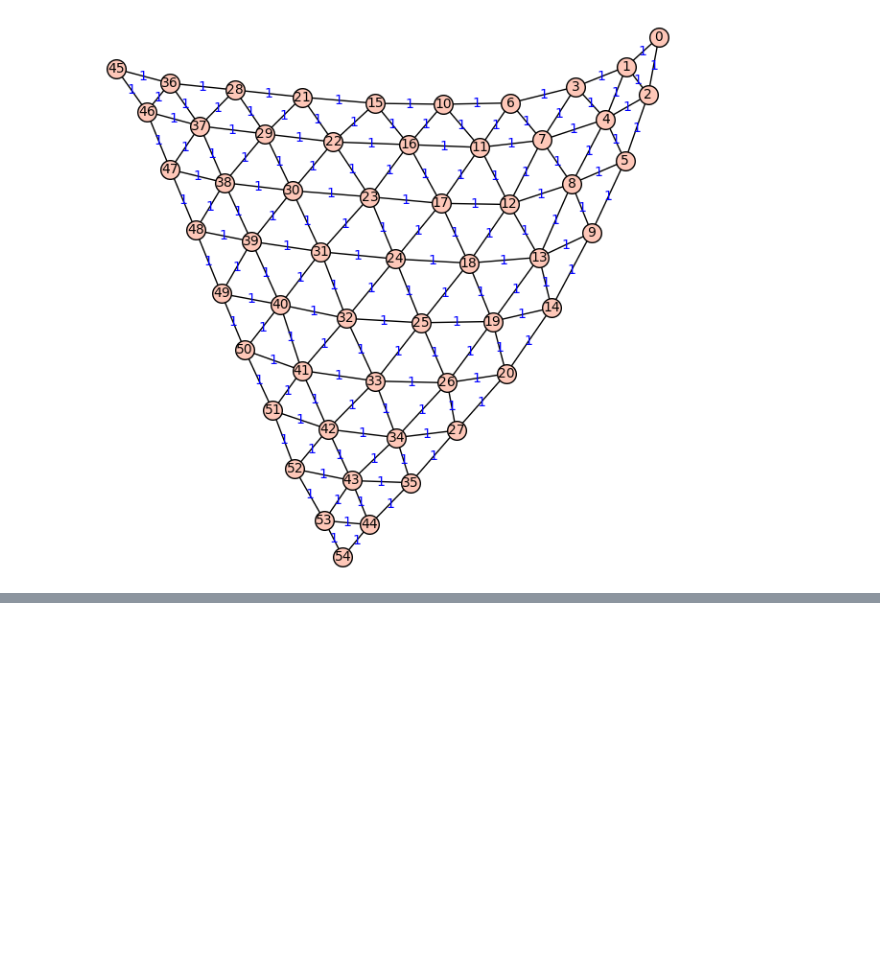
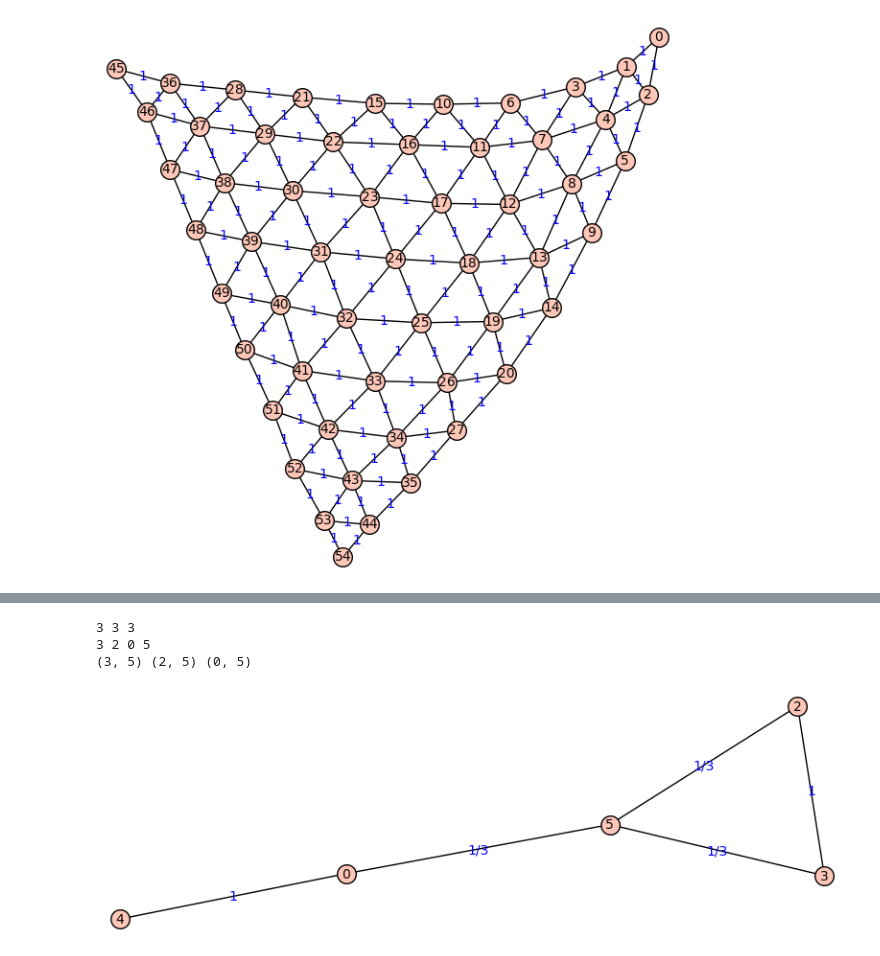
Before and after one commit to mathmanda/SGTCode, a Jupyter notebook: Resistance for SuperTriangles.ipynb, the cells around one changed output, grey strips where cells are left out. Drawn from its saved outputs; the diff is of its cells as text; code cells hidden in the pictures; blank space fills up the shorter version.

Commit message:
Delta-Y's and SuperTriangles

```diff
--- a/Resistance for SuperTriangles.ipynb
+++ b/Resistance for SuperTriangles.ipynb
@@ -297,0 +298,8 @@ Looped multi-graph on 4 vertices
+# %%
+H = DeltaY(H,(0,2,3), (0,3,3), (2,3,3))
+H.plot(edge_labels = True)
+# %% [output]
+3 3 3
+3 2 0 5
+(3, 5) (2, 5) (0, 5)
+[figure, added]
```
Also changed, not shown: parts of 10 cells of this notebook, 2 other files.
